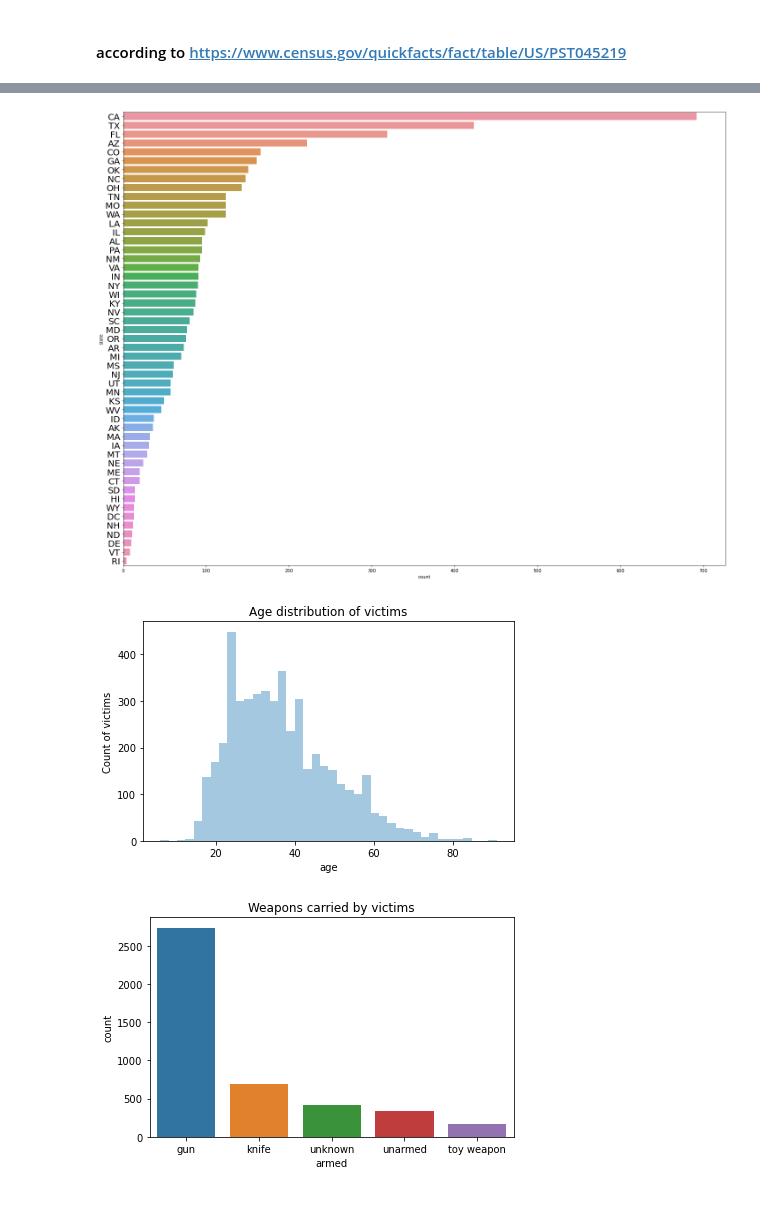
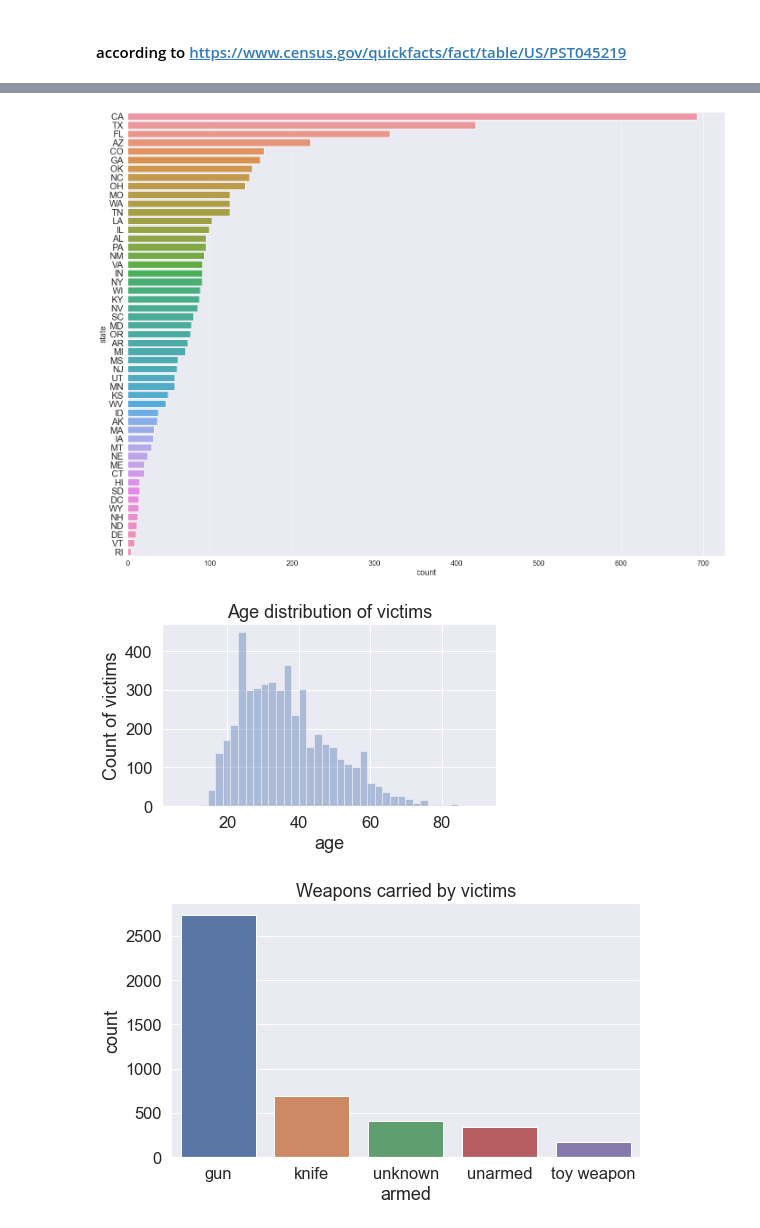
Before and after one commit to Jarjanazy/PoliceShootings-DataAnalysis, a Jupyter notebook: PoliceShootings.ipynb, the cells around one changed output, grey strips where cells are left out. Drawn from its saved outputs; the diff is of its cells as text; code cells hidden in the pictures.

Commit message:
Added two new charts. Updated the charts font size and style

```diff
--- a/PoliceShootings.ipynb
+++ b/PoliceShootings.ipynb
@@ -2,6 +2,9 @@
 import pandas as pd
 from matplotlib import pyplot as plt
 import seaborn as sns
+# %%
+sns.set_style("dark")
+sns.set(font_scale=1.5)  # crazy big
 # %%
 race_percentages_df = pd.read_csv('racePercentages.csv')
 race_percentages_df.drop( race_percentages_df[race_percentages_df['Location'] == 'Puerto Rico'].index, inplace=True)
@@ -24,7 +27,7 @@ shootings_df['Year'] = shootings_df.apply(lambda row : row['date'].split('/')[2]
 # %% [markdown]
 ### Drop unnecessary columns
 # %%
-shootings_df.drop(['date', 'city', 'name'], axis=1, inplace=True)
+shootings_df.drop(['date', 'city', 'name', 'id'], axis=1, inplace=True)
 # %% [markdown]
 ### Drop unnecessary rows
 # %%
@@ -66,17 +70,18 @@ ax.set_yticklabels(ax.get_yticklabels(), fontsize=20)
 
 plt.tight_layout()
 # %% [output]
-[figure, old version]
+[figure, new version]
 # %%
 ax = sns.distplot(shootings_df['age'], kde=False)
 ax.set(title="Age distribution of victims", ylabel="Count of victims")
 plt.tight_layout()
 # %% [output]
-[figure, old version]
+[figure, new version]
 # %%
+plt.figure(figsize=(8, 5))
 order = shootings_df['armed'].value_counts()[:5].index
 ax= sns.countplot(x='armed',data=shootings_df, orient="h",  order= order)
 ax.set(title="Weapons carried by victims")
 plt.tight_layout()
 # %% [output]
-[figure, old version]
+[figure, new version]
```
Also changed, not shown: parts of 6 cells of this notebook.
